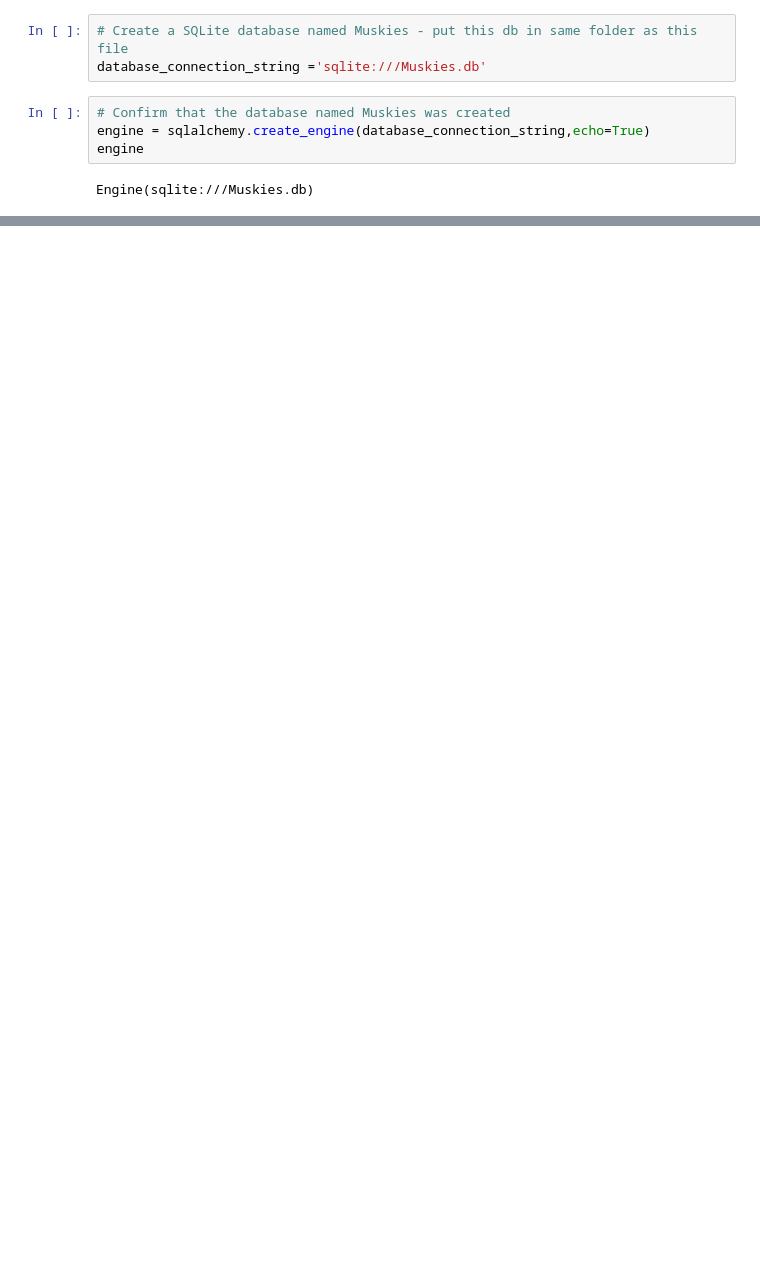
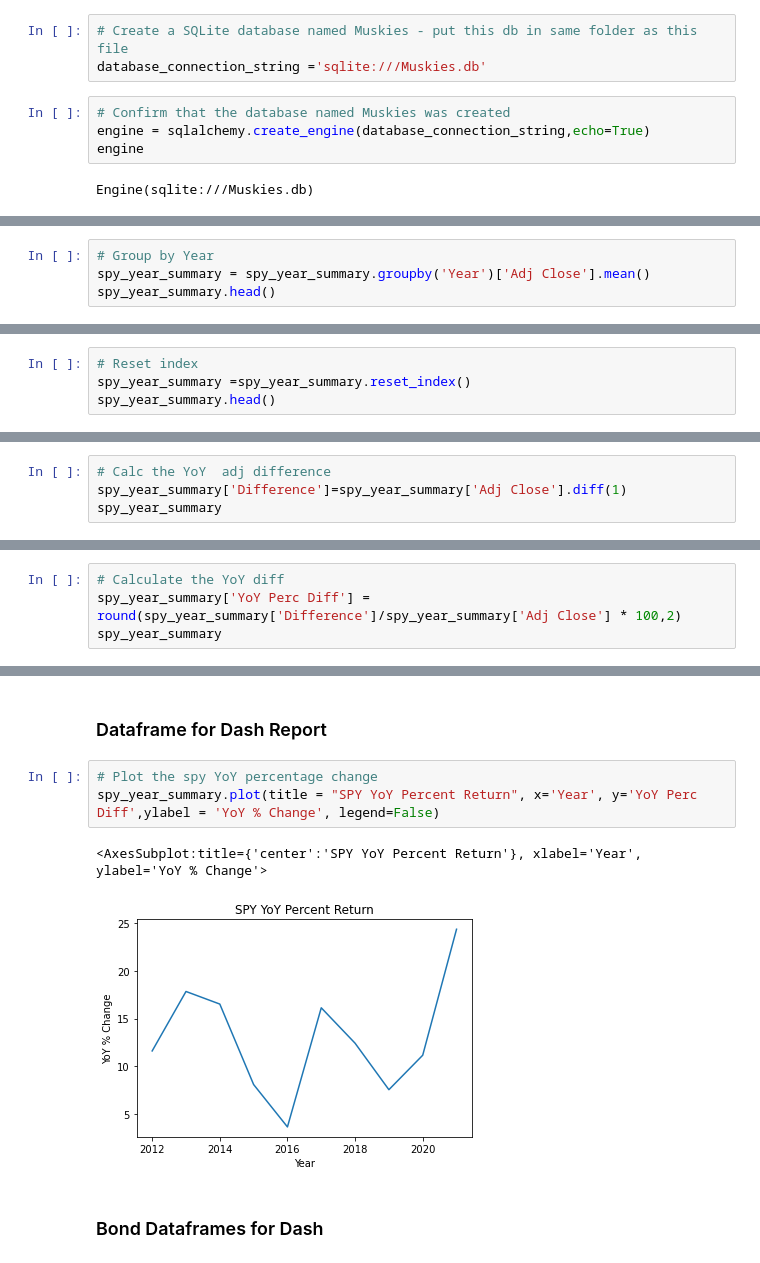
Before and after one commit to sumeetvaidya/bootcamp-project-1, a Jupyter notebook: Calculations_Main.ipynb, the cells around one changed output, grey strips where cells are left out. Cells and saved outputs as stored; diff of their text form; blank space fills up the shorter version.

Commit message:
sliced data and created charts for Dash

```diff
--- a/Calculations_Main.ipynb
+++ b/Calculations_Main.ipynb
@@ -363,0 +454,4 @@ ON GLD.Date = BND.Date
+# %%
+# Group by Year
+spy_year_summary = spy_year_summary.groupby('Year')['Adj Close'].mean()
+spy_year_summary.head()
@@ -363,0 +466,4 @@ ON GLD.Date = BND.Date
+# %%
+# Reset index
+spy_year_summary =spy_year_summary.reset_index()
+spy_year_summary.head()
@@ -363,0 +477,4 @@ ON GLD.Date = BND.Date
+# %%
+# Calc the YoY  adj difference
+spy_year_summary['Difference']=spy_year_summary['Adj Close'].diff(1)
+spy_year_summary
@@ -363,0 +494,4 @@ ON GLD.Date = BND.Date
+# %%
+# Calculate the YoY diff
+spy_year_summary['YoY Perc Diff'] = round(spy_year_summary['Difference']/spy_year_summary['Adj Close'] * 100,2)
+spy_year_summary
@@ -363,0 +511,10 @@ ON GLD.Date = BND.Date
+# %% [markdown]
+### Dataframe for Dash Report
+# %%
+# Plot the spy YoY percentage change
+spy_year_summary.plot(title = "SPY YoY Percent Return", x='Year', y='YoY Perc Diff',ylabel = 'YoY % Change', legend=False)
+# %% [output]
+<AxesSubplot:title={'center':'SPY YoY Percent Return'}, xlabel='Year', ylabel='YoY % Change'>
+[figure, added]
+# %% [markdown]
+### Bond Dataframes for Dash
```
Also changed, not shown: parts of 61 cells of this notebook, 1 other file.
